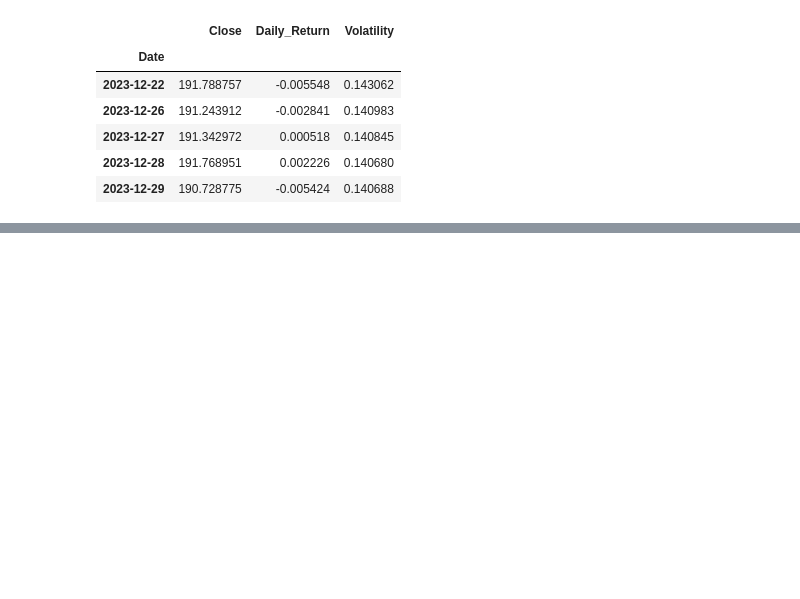
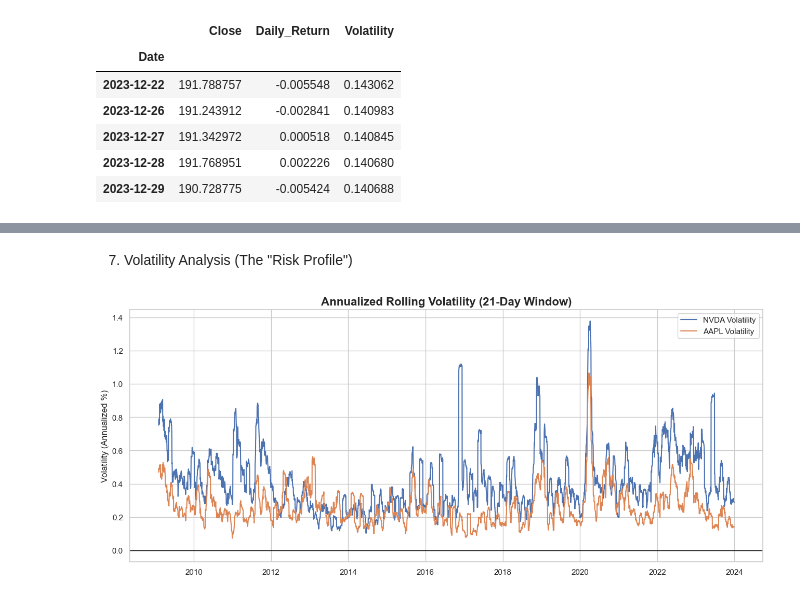
Before and after one commit to bethelhemf/news-sentiment-analysis-week1, a Jupyter notebook: notebooks/technical_analysis.ipynb, the cells around one changed output, grey strips where cells are left out. Drawn from its saved outputs; the diff is of its cells as text; code cells hidden in the pictures; blank space fills up the shorter version.

```diff
--- a/notebooks/technical_analysis.ipynb
+++ b/notebooks/technical_analysis.ipynb
@@ -222,0 +308,20 @@ if 'AAPL' in stock_dict:
+# %% [markdown]
+7. Volatility Analysis (The "Risk Profile")
+# %%
+# =================================================================
+# ADDITIONAL VIZ: VOLATILITY TRENDS
+# Goal: Characterize the 'Risk Regime' of the stocks.
+# =================================================================
+
+plt.figure(figsize=(14, 6))
+
+for ticker in ['NVDA', 'AAPL']: # Comparing the high-growth vs the stable stock
+    plt.plot(stock_dict[ticker].index, stock_dict[ticker]['Volatility'], label=f'{ticker} Volatility')
+
+plt.title('Annualized Rolling Volatility (21-Day Window)', fontsize=16, fontweight='bold')
+plt.ylabel('Volatility (Annualized %)')
+plt.axhline(0, color='black', linewidth=1)
+plt.legend()
+plt.show()
+# %% [output]
+[figure, added]
```
Also changed, not shown: parts of 5 cells of this notebook, 1 other file.
